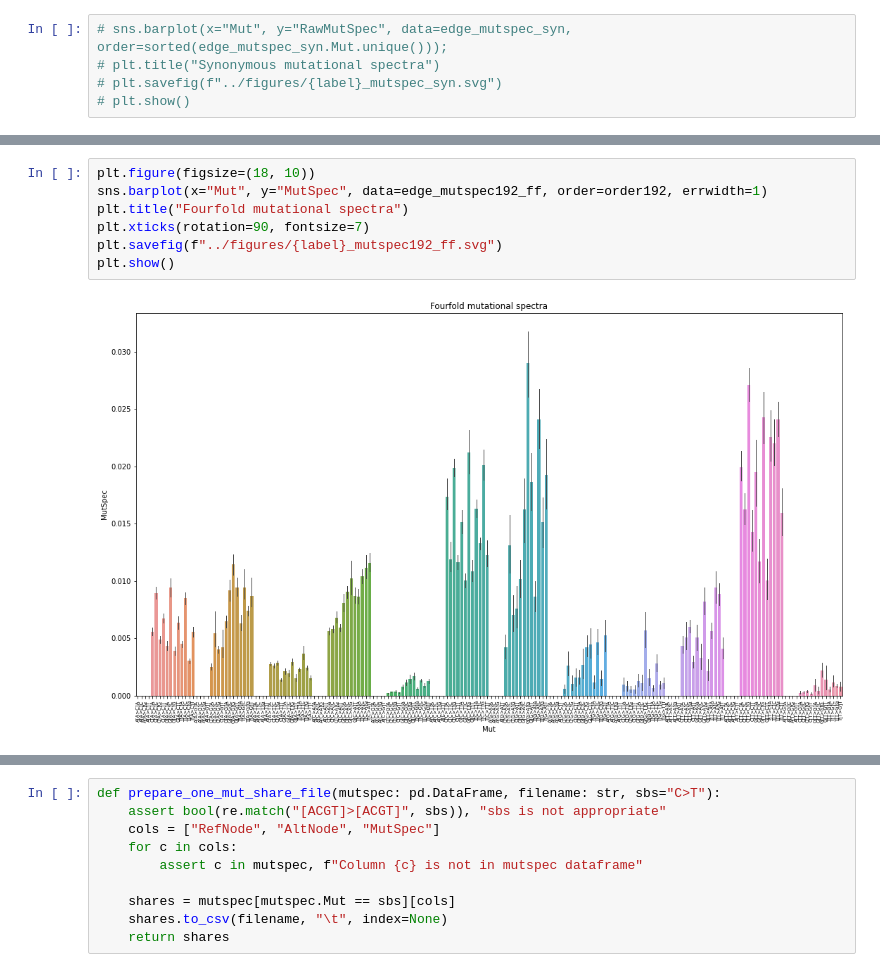
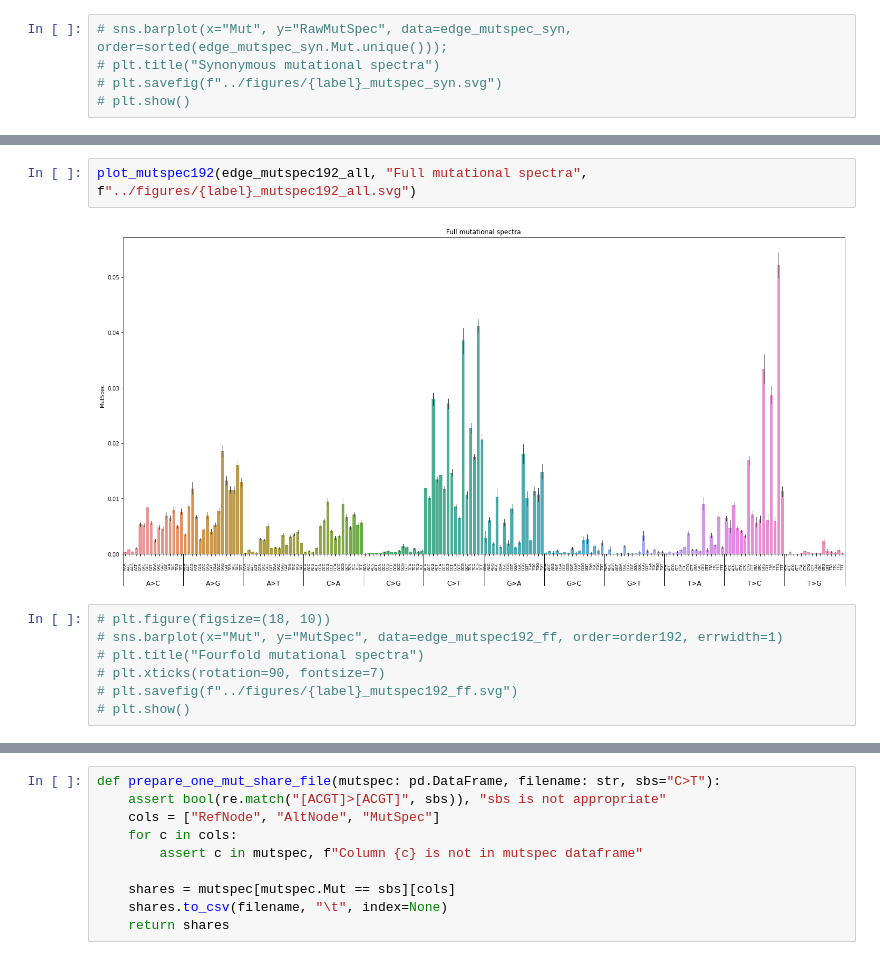
Before and after one commit to kpotoh/birds, a Jupyter notebook: nb/mut_extraction_birds.ipynb, the cells around one changed output, grey strips where cells are left out. Cells and saved outputs as stored; diff of their text form.

```diff
--- a/nb/mut_extraction_birds.ipynb
+++ b/nb/mut_extraction_birds.ipynb
@@ -319,9 +389,11 @@ edge_mutspec192_ff["MutBase"] = edge_mutspec192_ff.Mut.str.get(2) + ">" + edge_m
+# %%
+plot_mutspec192(edge_mutspec192_all, "Full mutational spectra", f"../figures/{label}_mutspec192_all.svg")
+# %% [output]
+[figure, added]
 # %%
-plt.figure(figsize=(18, 10))
-sns.barplot(x="Mut", y="MutSpec", data=edge_mutspec192_ff, order=order192, errwidth=1)
-plt.title("Fourfold mutational spectra")
-plt.xticks(rotation=90, fontsize=7)
-plt.savefig(f"../figures/{label}_mutspec192_ff.svg")
-plt.show()
+# plt.figure(figsize=(18, 10))
+# sns.barplot(x="Mut", y="MutSpec", data=edge_mutspec192_ff, order=order192, errwidth=1)
+# plt.title("Fourfold mutational spectra")
+# plt.xticks(rotation=90, fontsize=7)
+# plt.savefig(f"../figures/{label}_mutspec192_ff.svg")
+# plt.show()
-# %% [output]
-[figure, removed]
```
Also changed, not shown: parts of 30 cells of this notebook, 2 other files.
